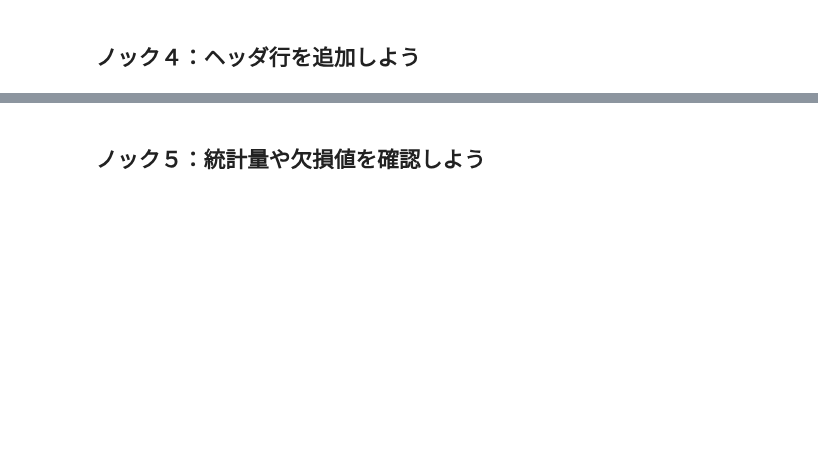
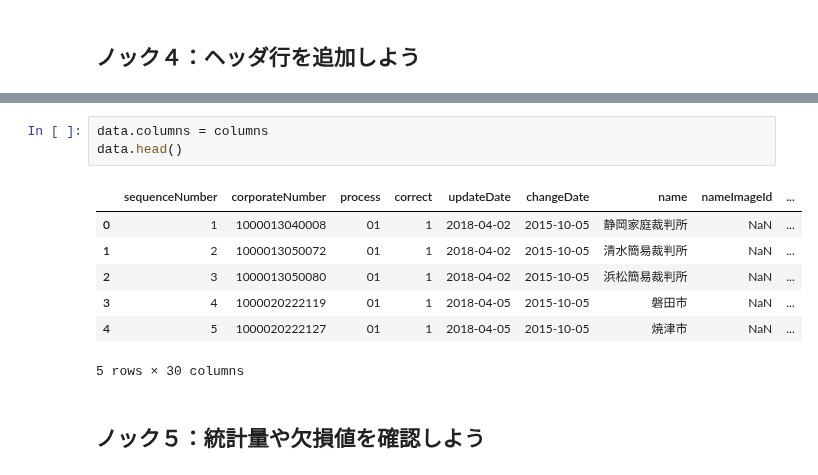
Before and after one commit to winuim/python-process-visualization-100, a Jupyter notebook: chapter-1/src/chapter-1.ipynb, the cells around one changed output, grey strips where cells are left out. Cells and saved outputs as stored; diff of their text form; blank space fills up the shorter version.

```diff
--- a/chapter-1/src/chapter-1.ipynb
+++ b/chapter-1/src/chapter-1.ipynb
@@ -57,2 +176,13 @@ len(data)
+# %%
+data.columns = columns
+data.head()
+# %% [output]
+|  | sequenceNumber | corporateNumber | process | correct | updateDate | changeDate | name | nameImageId | ... |
+| 0 | 1 | 1000013040008 | 01 | 1 | 2018-04-02 | 2015-10-05 | 静岡家庭裁判所 | NaN | ... |
+| 1 | 2 | 1000013050072 | 01 | 1 | 2018-04-02 | 2015-10-05 | 清水簡易裁判所 | NaN | ... |
+| 2 | 3 | 1000013050080 | 01 | 1 | 2018-04-02 | 2015-10-05 | 浜松簡易裁判所 | NaN | ... |
+| 3 | 4 | 1000020222119 | 01 | 1 | 2018-04-05 | 2015-10-05 | 磐田市 | NaN | ... |
+| 4 | 5 | 1000020222127 | 01 | 1 | 2018-04-05 | 2015-10-05 | 焼津市 | NaN | ... |
+5 rows × 30 columns
 # %% [markdown]
 ## ノック５：統計量や欠損値を確認しよう
```
Also changed, not shown: parts of 16 cells of this notebook.
